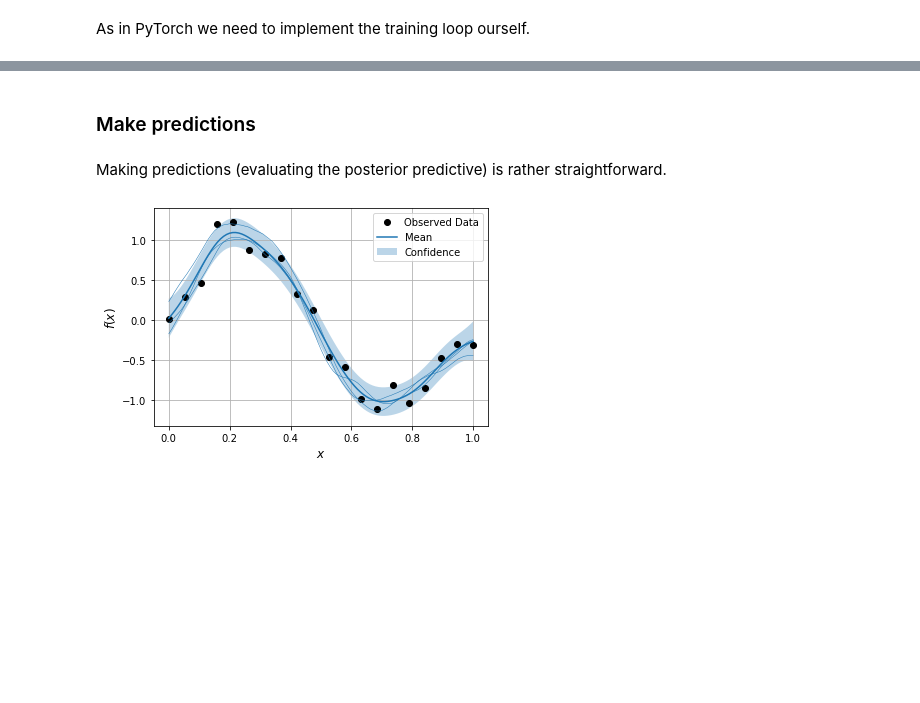
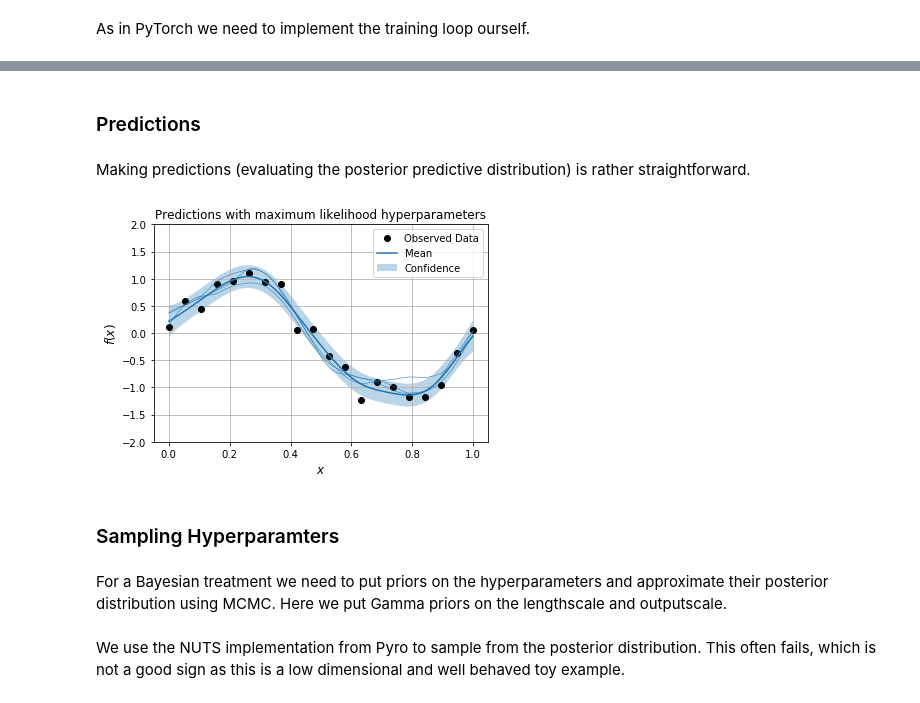
Before and after one commit to DavidWalz/mind-dump, a Jupyter notebook: packages/gpytorch.ipynb, the cells around one changed output, grey strips where cells are left out. Drawn from its saved outputs; the diff is of its cells as text; code cells hidden in the pictures; blank space fills up the shorter version.

Commit message:
add notebook on GPyTorch

```diff
--- a/packages/gpytorch.ipynb
+++ b/packages/gpytorch.ipynb
@@ -17,11 +18,11 @@ import torch
 # %% [markdown]
 ### Example data
 # %%
-x_data = torch.linspace(0, 1, 20)
-y_data = torch.sin(x_data * 2 * np.pi) + 0.2 * torch.randn(*x_data.shape)
+train_x = torch.linspace(0, 1, 20)
+train_y = torch.sin(train_x * 2 * np.pi) + 0.2 * torch.randn(*train_x.shape)
 
 fig, ax = plt.subplots(1)
-ax.plot(x_data, y_data, "o")
+ax.plot(train_x, train_y, "ko")
 ax.set(xlabel="$x$", ylabel="$f(x)$")
 ax.grid();
 # %% [output]
@@ -45,7 +46,7 @@ class ExactGPModel(gpytorch.models.ExactGP):
         return gpytorch.distributions.MultivariateNormal(self.mean(x), self.kern(x))
 
 likelihood = gpytorch.likelihoods.GaussianLikelihood()
-model = ExactGPModel(x_data, y_data, likelihood)
+model = ExactGPModel(train_x, train_y, likelihood)
 # %%
 model
 # %% [output]
@@ -144,7 +144,7 @@ loss: 0.145, lengthscale: 0.253, scale: 0.725, noise: 0.148
-# %% [markdown]
-### Make predictions
+# %% [markdown]
+### Predictions
 # %% [markdown]
-Making predictions (evaluating the posterior predictive) is rather straightforward.
+Making predictions (evaluating the posterior predictive distribution) is rather straightforward.
 # %%
 # switch to evaluation mode
 model.eval()
@@ -152,19 +152,23 @@ likelihood.eval()
 
 # evaluate at new points
 with torch.no_grad():
-    x_new = torch.linspace(0, 1, 101)
-    f_pred = model(x_new)  # noise-less predictions
-    y_pred = likelihood(model(x_new))  # predictions including noise
+    test_x = torch.linspace(0, 1, 101)
+    f_pred = model(test_x)  # noise-less predictions
+    y_pred = likelihood(model(test_x))  # predictions including noise
 # %%
 fig, ax = plt.subplots(1)
-ax.plot(x_data, y_data, 'ko')
-ax.plot(x_new, f_pred.mean)
+ax.plot(train_x, train_y, 'ko')
+ax.plot(test_x, f_pred.mean)
 lower, upper = f_pred.confidence_region()
-ax.fill_between(x_new, lower, upper, alpha=0.3)
+ax.fill_between(test_x, lower, upper, alpha=0.3)
 ax.legend(['Observed Data', 'Mean', 'Confidence'])
 f_samples = f_pred.sample(sample_shape=torch.Size([3]))
-ax.plot(x_new, f_samples.T, 'C0', lw=0.5)
-ax.set(xlabel="$x$", ylabel="$f(x)$")
+ax.plot(test_x, f_samples.T, 'C0', lw=0.5)
+ax.set(xlabel="$x$", ylabel="$f(x)$", ylim=(-2, 2), title="Predictions with maximum likelihood hyperparameters")
 ax.grid();
 # %% [output]
-[figure, old version]
+[figure, new version]
+# %% [markdown]
+### Sampling Hyperparamters
+# %% [markdown]
+For a Bayesian treatment we need to put priors on the hyperparameters and approximate their posterior distribution using MCMC. Here we put Gamma priors on the lengthscale and outputscale.
@@ -170,0 +203,2 @@ ax.grid();
+# %% [markdown]
+We use the NUTS implementation from Pyro to sample from the posterior distribution. This often fails, which is not a good sign as this is a low dimensional and well behaved toy example.
```
Also changed, not shown: parts of 19 cells of this notebook, 2 other files.
